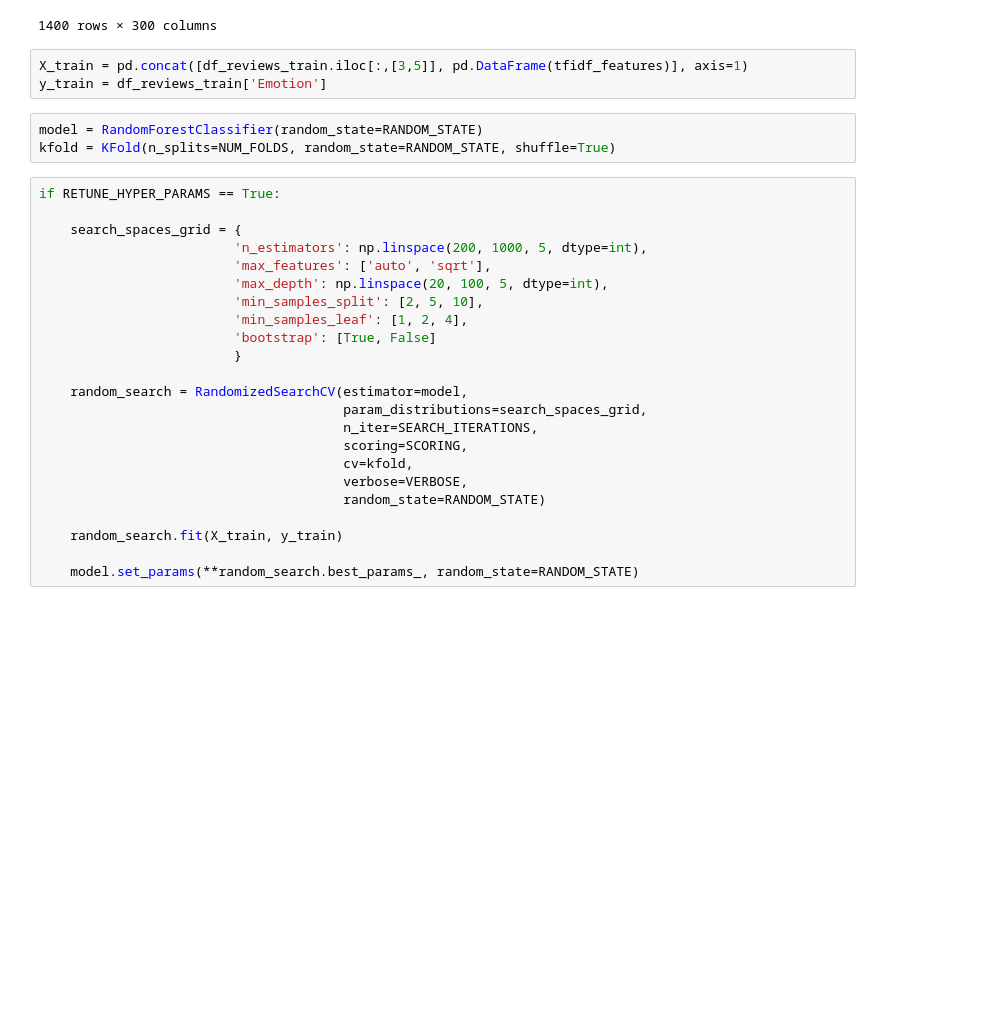
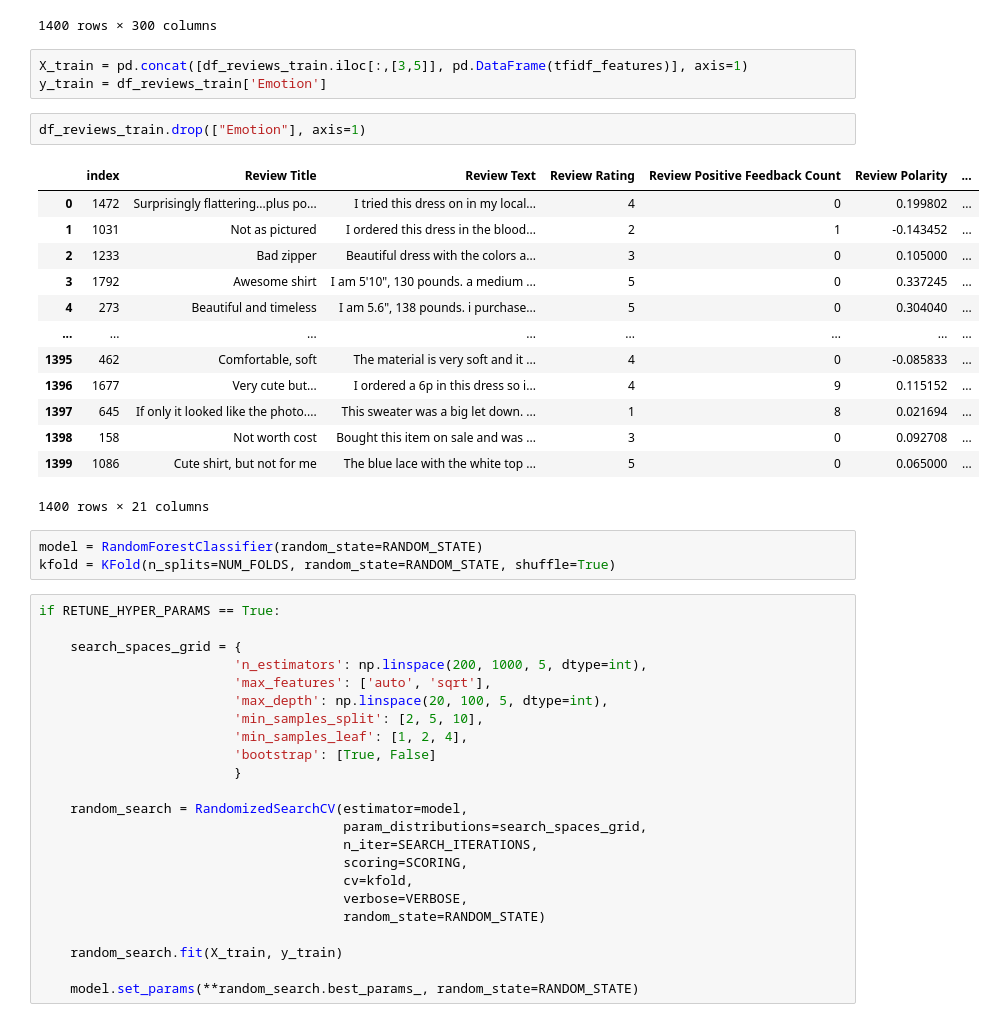
Before and after one commit to grahamharrison68/Public-Github, a Jupyter notebook: Analyzing Customer Feedback/Custom Emotional Tone Analyzer/Custom Emotional Tone Analyzer.ipynb, the cells around one changed output. Cells and saved outputs as stored; diff of their text form; blank space fills up the shorter version.

```diff
--- a/Analyzing Customer Feedback/Custom Emotional Tone Analyzer/Custom Emotional Tone Analyzer.ipynb
+++ b/Analyzing Customer Feedback/Custom Emotional Tone Analyzer/Custom Emotional Tone Analyzer.ipynb
@@ -181,6 +183,22 @@ pd.DataFrame(tfidf_features)
 # %%
 X_train = pd.concat([df_reviews_train.iloc[:,[3,5]], pd.DataFrame(tfidf_features)], axis=1)
 y_train = df_reviews_train['Emotion']
+# %%
+df_reviews_train.drop(["Emotion"], axis=1)
+# %% [output]
+|  | index | Review Title | Review Text | Review Rating | Review Positive Feedback Count | Review Polarity | ... |
+| 0 | 1472 | Surprisingly flattering...plus po... | I tried this dress on in my local... | 4 | 0 | 0.199802 | ... |
+| 1 | 1031 | Not as pictured | I ordered this dress in the blood... | 2 | 1 | -0.143452 | ... |
+| 2 | 1233 | Bad zipper | Beautiful dress with the colors a... | 3 | 0 | 0.105000 | ... |
+| 3 | 1792 | Awesome shirt | I am 5'10", 130 pounds. a medium ... | 5 | 0 | 0.337245 | ... |
+| 4 | 273 | Beautiful and timeless | I am 5.6", 138 pounds. i purchase... | 5 | 0 | 0.304040 | ... |
+| ... | ... | ... | ... | ... | ... | ... | ... |
+| 1395 | 462 | Comfortable, soft | The material is very soft and it ... | 4 | 0 | -0.085833 | ... |
+| 1396 | 1677 | Very cute but... | I ordered a 6p in this dress so i... | 4 | 9 | 0.115152 | ... |
+| 1397 | 645 | If only it looked like the photo.... | This sweater was a big let down. ... | 1 | 8 | 0.021694 | ... |
+| 1398 | 158 | Not worth cost | Bought this item on sale and was ... | 3 | 0 | 0.092708 | ... |
+| 1399 | 1086 | Cute shirt, but not for me | The blue lace with the white top ... | 5 | 0 | 0.065000 | ... |
+1400 rows × 21 columns
 # %%
 model = RandomForestClassifier(random_state=RANDOM_STATE)
 kfold = KFold(n_splits=NUM_FOLDS, random_state=RANDOM_STATE, shuffle=True)
```
Also changed, not shown: parts of 10 cells of this notebook, 18 other files.
